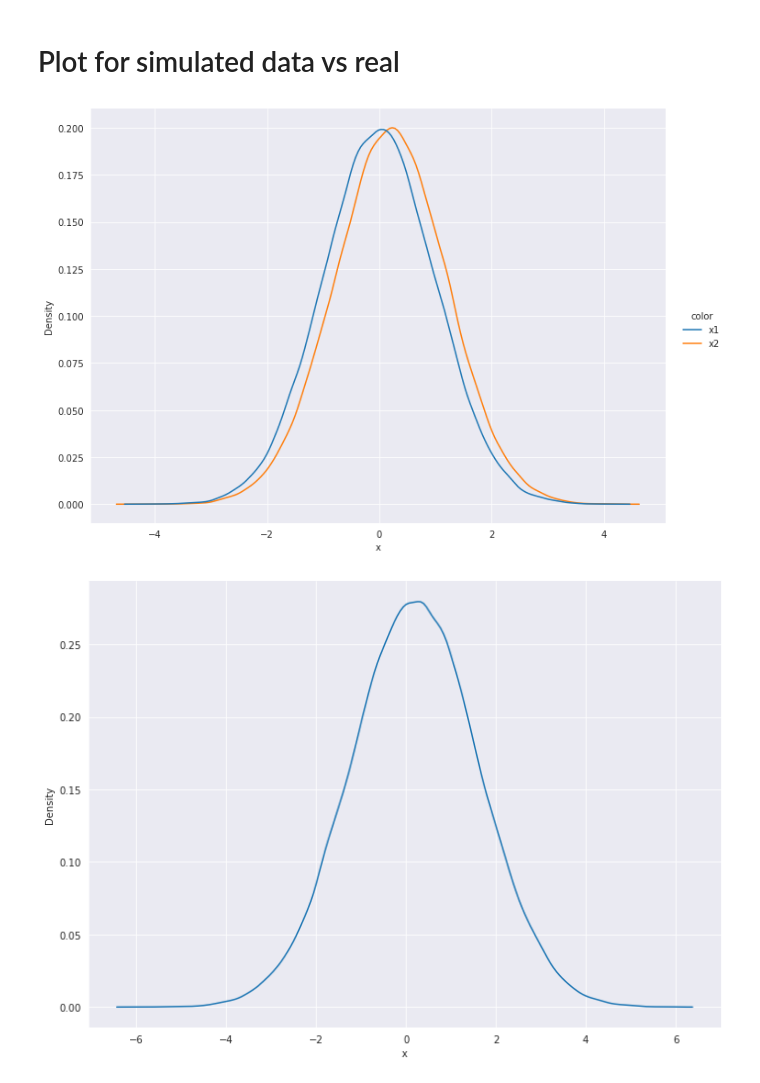
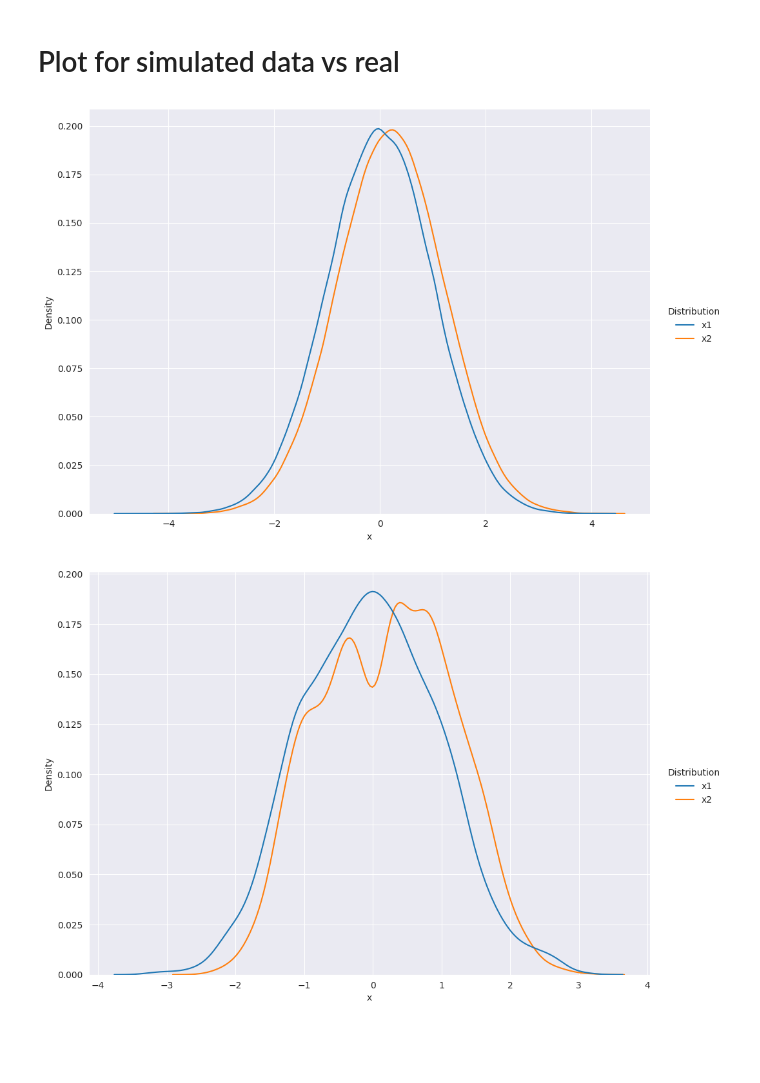
Before and after one commit to bettytan123/Sample-Size-Calculation, a Jupyter notebook: Two_Continuous_Mean.ipynb, the cells around one changed output. Cells and saved outputs as stored; diff of their text form; code cells hidden in the pictures; blank space fills up the shorter version.

```diff
--- a/Two_Continuous_Mean.ipynb
+++ b/Two_Continuous_Mean.ipynb
@@ -577,7 +577,7 @@ def twonorm_power_samp_size_sim(n, m1, m2, sd, n_rep):
     ## Loop over number simulation replicates, storing results in list
     t0 = time()
 
-    for i in trange(0, n_rep):
+    for i in trange(0, n_rep, leave=False):
         sim_out.append(twonorm_power_samp_size(n=n, m1=m1, m2=m2, sd=sd))
 
     t1 = time()
@@ -588,7 +588,7 @@ def twonorm_power_samp_size_sim(n, m1, m2, sd, n_rep):
 
     ## Calculate means of each column in the array
     sim_power = np.mean(sim_df, axis=0)
-    print(sim_power)
+    # print(sim_power)
 
     sim_results = pd.DataFrame({'runtime': [runtime],
                                 'pvalue': [sim_power[0]],
@@ -613,19 +614,22 @@ samp_size_sim_list = []
 
 ## 1000 simulation replicates; reduces computational burden
 n_rep = 10000
+m_rep = 2
 
 t0 = time()
 
-for i in np.arange(param_df.shape[0]):
+for i in trange(param_df.shape[0]):
     ## Compute sample size at particular parameter condiguration
-    power = twonorm_power_samp_size_sim(n=int(float(param_df.loc[i, 'n_theory'])),
-                          m1=param_df.loc[i, 'm1'],
-                          m2=param_df.loc[i, 'm2'],
-                          sd=param_df.loc[i, 'sd'],
-                          n_rep=n_rep)
+    power = twonorm_power_samp_size_sim(
+        n=int(float(param_df.loc[i, 'n_theory'])),
+        m1=param_df.loc[i, 'm1'],
+        m2=param_df.loc[i, 'm2'],
+        sd=param_df.loc[i, 'sd'],
+        n_rep=n_rep
+    )
     ## Round to largest integer
     power_ = power['power'].values[0]
-    ## Append sample size to list
+
     samp_size_sim_list.append(power_)
 
 t1 = time()
@@ -789,7 +826,7 @@ sinfo()
 # %% [markdown]
 # Plot for simulated data vs real
 # %%
-#Plot of the density plot for the simulated data ????????
+#Plot of the density plot for the real data
 N = 100_000
 
 model_ = train_gan[0]
@@ -800,9 +837,9 @@ X_real1 = np.random.normal(loc=mu1, scale=sd, size=N)
 # fig, ax = plt.subplots(1,1)
 X_real2 = np.random.normal(loc=mu2, scale=sd, size=N)
 
-data = pd.DataFrame(data={'x': list(X_real1) + list(X_real2) , 'color': N * ['x1'] + N * ['x2']})
+data = pd.DataFrame(data={'x': list(X_real1) + list(X_real2) , 'Distribution': N * ['x1'] + N * ['x2']})
 
-sns.displot(data=data, x='x', hue='color', kind="kde", height=7, aspect=1.4)
+sns.displot(data=data, x='x', hue='Distribution', kind="kde", height=7, aspect=1.4)
 plt.show()
 
 # df = pd.DataFrame()
@@ -816,33 +853,33 @@ plt.show()
 #     df[s].plot(kind='density')
 # fig.show()
 # %% [output]
-[figure, old version]
+[figure, new version]
 # %%
-# plot of simulated data MERGE with one continuous line
-N = 100_000
+## Plot of the density plot for the simulated data from GAN
+N = 10_000
 
 model_ = train_gan[0]
 
 X_generator = model_.sample(num_rows=N)
 
 X_real1 = np.random.normal(loc=mu1, scale=sd, size=N)
 # fig, ax = plt.subplots(1,1)
 X_real2 = np.random.normal(loc=mu2, scale=sd, size=N)
 
-data = pd.DataFrame(data={'x': X_real1 + X_real2})
+data = pd.DataFrame(data={'x': X_generator['x1'].tolist() + X_generator['x2'].tolist() , 'Distribution': N * ['x1'] + N * ['x2']})
 
-sns.displot(data=data, x='x', kind="kde", height=7, aspect=1.4)
+sns.displot(data=data, x='x', hue='Distribution', kind="kde", height=7, aspect=1.4)
 plt.show()
 
 # df = pd.DataFrame()
 # for i in range(8):
 #     mean = 5-10*np.random.rand()
 #     std = 6*np.random.rand()
 #     df['score_{0}'.format(i)] = np.random.normal(mean, std, 60)
 
 # fig, ax = plt.subplots(1,1)
 # for s in df.columns:
 #     df[s].plot(kind='density')
 # fig.show()
 # %% [output]
-[figure, old version]
+[figure, new version]
```
Also changed, not shown: parts of 27 cells of this notebook.
